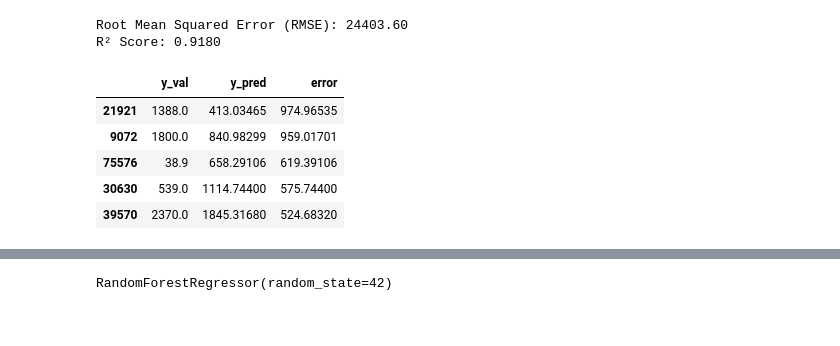
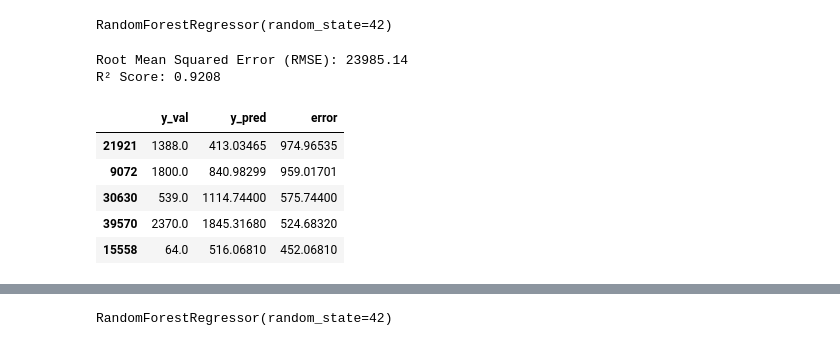
Before and after one commit to GameRuiner/Car-Price-Prediction, a Jupyter notebook: working/notebooks/model.ipynb, the cells around one changed output, grey strips where cells are left out. Drawn from its saved outputs; the diff is of its cells as text; code cells hidden in the pictures.

Commit message:
add manual price

```diff
--- a/working/notebooks/model.ipynb
+++ b/working/notebooks/model.ipynb
@@ -11,6 +11,8 @@ from sklearn.metrics import mean_squared_error, r2_score
 from sklearn.ensemble import RandomForestRegressor
 from sklearn.preprocessing import StandardScaler
 from sklearn.impute import SimpleImputer
+# %%
+course_rate = 4.54
 # %%
 cat_imputer = SimpleImputer(strategy='most_frequent')
 
@@ -135,34 +141,41 @@ X_test = prepare_data(df_test, False)
 # %%
 # pd.DataFrame.to_csv(X, "../data/processed/X.csv", index=False)
 # X = pd.read_csv("../data/processed/X.csv")
+# %%
+X_train, X_val, y_train, y_val = train_test_split(X, y, test_size=0.2, random_state=42)
+model = RandomForestRegressor(n_estimators=100, random_state=42)
+model.fit(X_train, y_train)
+# %% [output]
+RandomForestRegressor(random_state=42)
 # %%
-X_train, X_val, y_train, y_val = train_test_split(X, y, test_size=0.2, random_state=42)
-model = RandomForestRegressor(n_estimators=100, random_state=42)
-model.fit(X_train, y_train)
 y_pred = model.predict(X_val)
+predictions_df = pd.DataFrame({"Predicted_Price": y_pred}, index=X_val.index)
+df_prices = df.merge(predictions_df, left_index=True, right_index=True, how='right')
+df_prices["Predicted_Price"] = df_prices.apply(lambda row: row["Predicted_Price"] / course_rate if row["Waluta"] == "EUR" else row["Predicted_Price"], axis=1)
+y_pred = df_prices["Predicted_Price"].values
 mse = mean_squared_error(y_val, y_pred)
 rmse = np.sqrt(mse)
 r2 = r2_score(y_val, y_pred)
 
 print(f"Root Mean Squared Error (RMSE): {rmse:.2f}")
 print(f"R² Score: {r2:.4f}")
 errors = np.abs(y_val - y_pred)
 df_errors = pd.DataFrame({
     'y_val': y_val / 1000,
     'y_pred': y_pred / 1000,
     'error': errors / 1000,
 })
 df_errors_sorted = df_errors.sort_values(by='error', ascending=False)
 df_errors_sorted.head(5)
 # %% [output]
-Root Mean Squared Error (RMSE): 24403.60
-R² Score: 0.9180
+Root Mean Squared Error (RMSE): 23985.14
+R² Score: 0.9208
 |  | y_val | y_pred | error |
 | 21921 | 1388.0 | 413.03465 | 974.96535 |
 | 9072 | 1800.0 | 840.98299 | 959.01701 |
-| 75576 | 38.9 | 658.29106 | 619.39106 |
 | 30630 | 539.0 | 1114.74400 | 575.74400 |
 | 39570 | 2370.0 | 1845.31680 | 524.68320 |
+| 15558 | 64.0 | 516.06810 | 452.06810 |
 # %%
 # X_train, X_val, y_train, y_val = train_test_split(X, y, test_size=0.2, random_state=42)
 # model = RandomForestRegressor(n_estimators=100, random_state=42)
```
Also changed, not shown: parts of 9 cells of this notebook.
